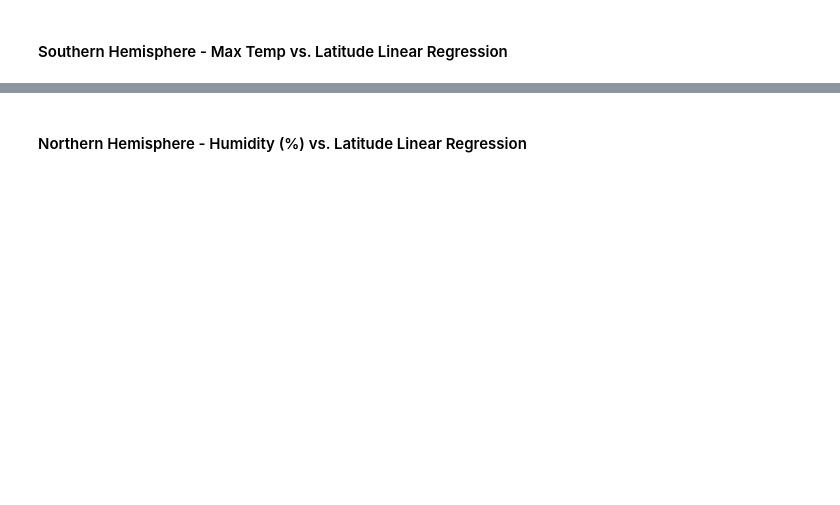
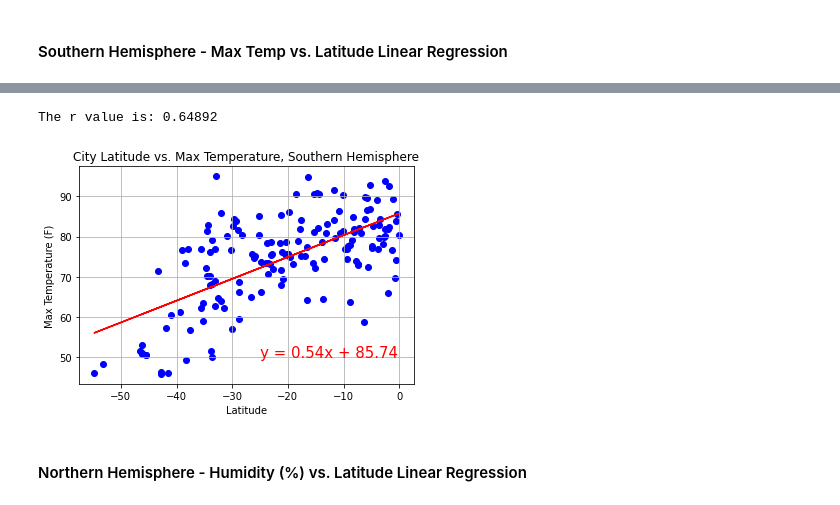
Before and after one commit to ermcgrew/python-api-challenge, a Jupyter notebook: WeatherPy/WeatherPy.ipynb, the cells around one changed output, grey strips where cells are left out. Cells and saved outputs as stored; diff of their text form; code cells hidden in the pictures; blank space fills up the shorter version.

```diff
--- a/WeatherPy/WeatherPy.ipynb
+++ b/WeatherPy/WeatherPy.ipynb
@@ -276,2 +257,19 @@ The r-value is: 0.6082708688906918
+# %%
+plt.scatter(x_south_lat, y_south_max_temp, facecolor="blue")
+plt.title("City Latitude vs. Max Temperature, Southern Hemisphere")
+plt.xlabel("Latitude")
+plt.ylabel("Max Temperature (F)")
+plt.grid()
+
+(slope, intercept, rvalue, pvalue, stderr) = linregress(x_south_lat, y_south_max_temp)
+regress_values = x_south_lat * slope + intercept
+line_eq = "y = " + str(round(slope,2)) + "x + " + str(round(intercept,2))
+
+plt.plot(x_south_lat,regress_values,"r-")
+plt.annotate(line_eq,(-25,50),fontsize=15,color="red")
+print(f"The r value is: {round(rvalue, 5)}")
+# %% [output]
+The r value is: 0.64892
+[figure, added]
 # %% [markdown]
 ####  Northern Hemisphere - Humidity (%) vs. Latitude Linear Regression
```
Also changed, not shown: parts of 28 cells of this notebook, 5 other files.
